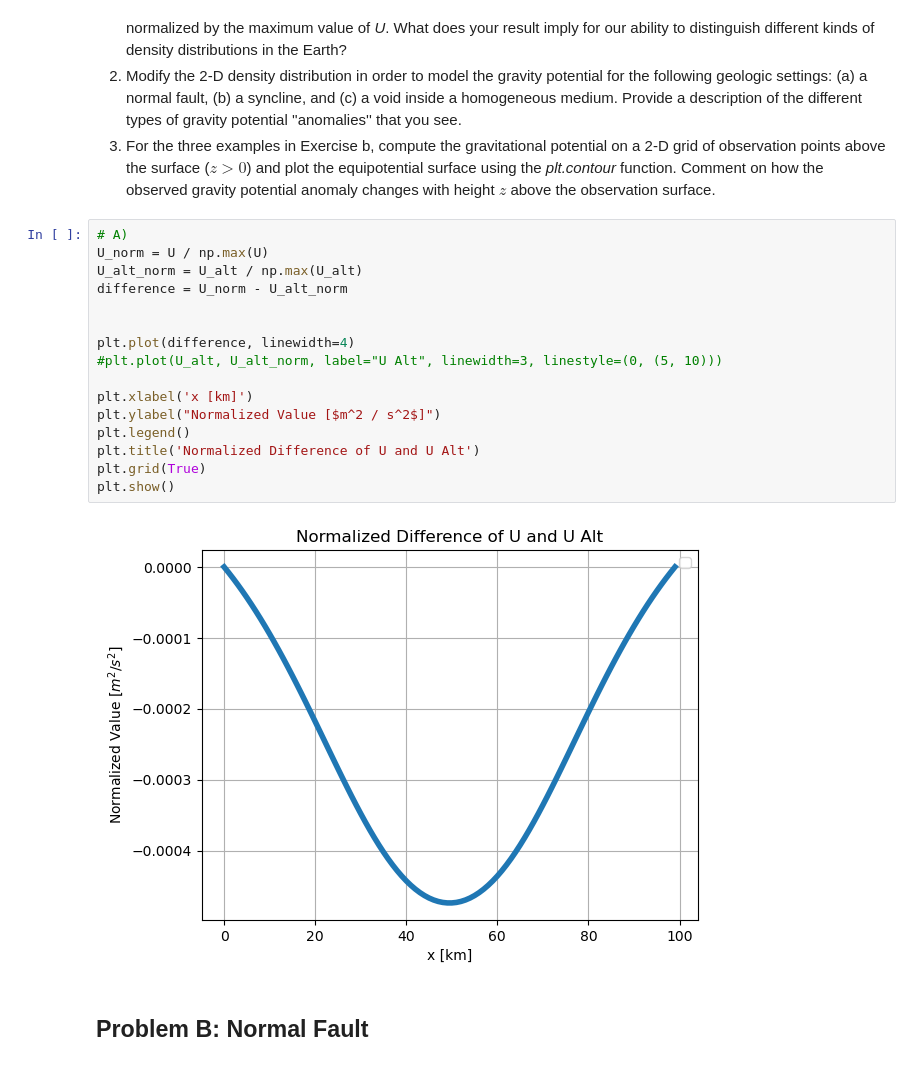
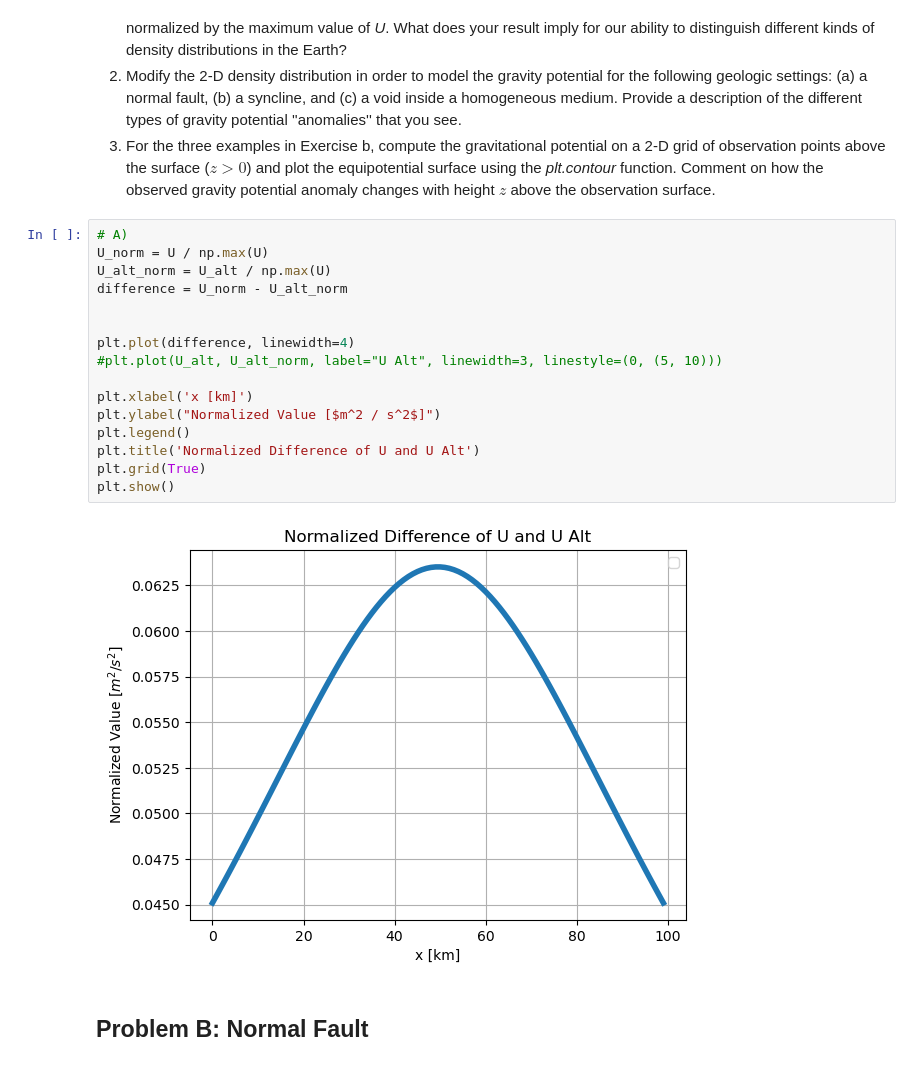
Before and after one commit to lillian-hanson/gpgn-318-328-notebooks, a Jupyter notebook: gpgn328/Assignment2-1.ipynb, the cells around one changed output. Saved outputs shown, nothing was run; the diff lists cells and outputs as text.

```diff
--- a/gpgn328/Assignment2-1.ipynb
+++ b/gpgn328/Assignment2-1.ipynb
@@ -226,21 +226,21 @@ plt.show()
 # %%
 # A)
 U_norm = U / np.max(U)
-U_alt_norm = U_alt / np.max(U_alt)
+U_alt_norm = U_alt / np.max(U)
 difference = U_norm - U_alt_norm
 
 
 plt.plot(difference, linewidth=4)
 #plt.plot(U_alt, U_alt_norm, label="U Alt", linewidth=3, linestyle=(0, (5, 10)))
 
 plt.xlabel('x [km]')
 plt.ylabel("Normalized Value [$m^2 / s^2$]")
 plt.legend()
 plt.title('Normalized Difference of U and U Alt')
 plt.grid(True)
 plt.show()
 # %% [output]
-[figure, old version]
+[figure, new version]
 # %% [markdown]
 ## Problem B: Normal Fault
 # %%
```
Also changed, not shown: parts of 1 cell of this notebook.
